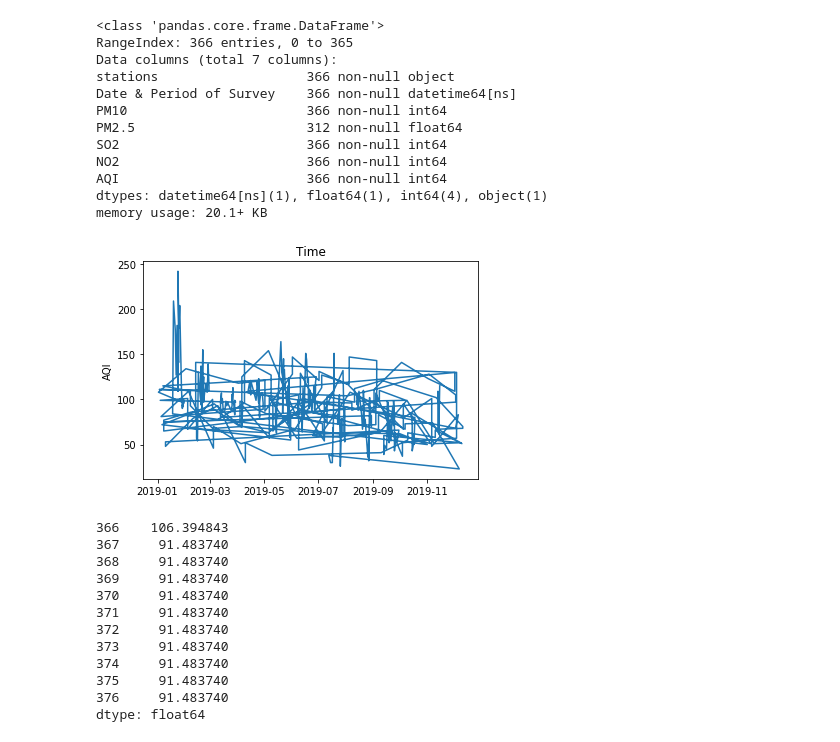
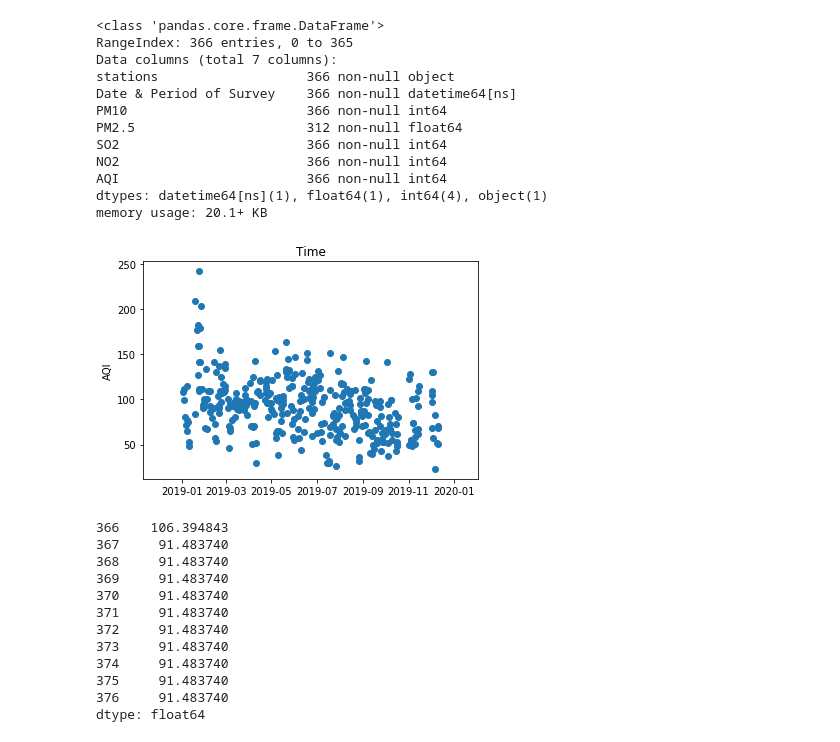
Before and after one commit to hike-training-institute/datascience, a Jupyter notebook: projects/AQI_ML/AQI_ML.ipynb, the cells around one changed output. Cells and saved outputs as stored; diff of their text form; code cells hidden in the pictures.

Commit message:
changed to scatter plot

```diff
--- a/projects/AQI_ML/AQI_ML.ipynb
+++ b/projects/AQI_ML/AQI_ML.ipynb
@@ -358,12 +358,12 @@ memory usage: 20.1+ KB
 df.sort_values(by='Date & Period of Survey')
 df = df.set_index('Date & Period of Survey')
 # %%
-plt.plot(df['AQI'].index, df['AQI'])
+plt.scatter(df['AQI'].index, df['AQI'])
 plt.title('Time')
 plt.ylabel('AQI');
 plt.show()
 # %% [output]
-[figure, old version]
+[figure, new version]
 # %%
 from statsmodels.tsa.arima_model import ARMA
 # %%
```
Also changed, not shown: parts of 1 cell of this notebook.
